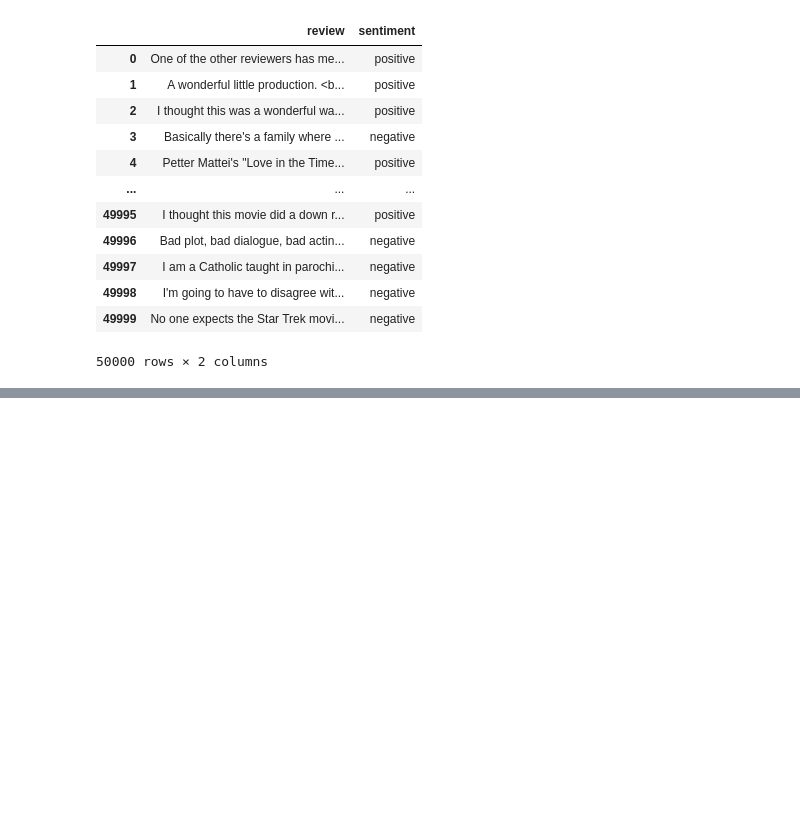
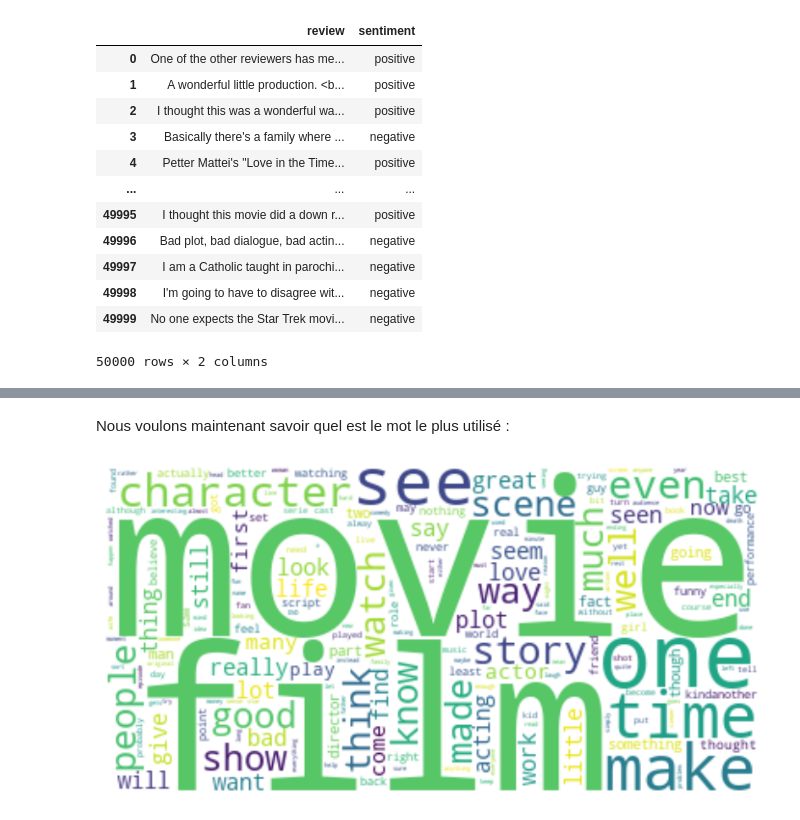
Before and after one commit to Payll/AI-S9, a Jupyter notebook: Tp1_2/TP1_2.ipynb, the cells around one changed output, grey strips where cells are left out. Drawn from its saved outputs; the diff is of its cells as text; code cells hidden in the pictures; blank space fills up the shorter version.

```diff
--- a/Tp1_2/TP1_2.ipynb
+++ b/Tp1_2/TP1_2.ipynb
@@ -67,20 +74,0 @@ data.head()
-# %%
-#WordCloud Visualizations
-#Method for creating wordclouds
-from PIL import Image
-import matplotlib.pyplot as plt
-from wordcloud import WordCloud, STOPWORDS
-
-def display_cloud(data,color):
-    plt.subplots(figsize=(10,10))
-    STOPWORDS.add('br')
-    wc = WordCloud(stopwords=STOPWORDS,
-                   background_color="white", contour_width=2, contour_color=color,
-                   max_words=2000, max_font_size=256,
-                   random_state=42)
-    wc.generate(' '.join(data))
-    plt.imshow(wc, interpolation="bilinear")
-    plt.axis('off')
-    plt.show()
-
-display_cloud(data['review'], 'red')
@@ -262,0 +94,41 @@ Epoch 10/10
+# %% [markdown]
+Nous voulons maintenant savoir quel est le mot le plus utilisé :
+# %%
+# Importation des librairies nécessaires (si elles ne sont pas déjà importées).
+# Par exemple, WordCloud, matplotlib.pyplot, et STOPWORDS.
+
+# Définition d'une fonction pour afficher un nuage de mots.
+def display_cloud(data, color):
+    # Crée une nouvelle figure matplotlib avec une taille spécifiée.
+    plt.subplots(figsize=(10,10))
+
+    # Ajoute un mot spécifique ('br' dans ce cas) à l'ensemble des mots à ignorer.
+    STOPWORDS.add('br')
+
+    # Création d'une instance de WordCloud.
+    # - Les mots à ignorer sont définis par STOPWORDS.
+    # - 'background_color' définit la couleur de fond du nuage de mots.
+    # - 'contour_width' et 'contour_color' définissent le contour du nuage.
+    # - 'max_words' est le nombre maximum de mots à afficher.
+    # - 'max_font_size' est la taille maximale de la police pour les mots.
+    # - 'random_state' assure la reproductibilité de la disposition des mots.
+    wc = WordCloud(stopwords=STOPWORDS, background_color="white",
+                   contour_width=2, contour_color=color,
+                   max_words=2000, max_font_size=256, random_state=42)
+
+    # Génère le nuage de mots à partir des données textuelles fournies.
+    wc.generate(' '.join(data))
+
+    # Affiche le nuage de mots.
+    plt.imshow(wc, interpolation="bilinear")
+
+    # Désactive les axes pour une meilleure visualisation.
+    plt.axis('off')
+
+    # Affiche la figure.
+    plt.show()
+
+# Appel de la fonction avec un jeu de données 'data['review']' et une couleur de contour 'red'.
+display_cloud(data['review'], 'red')
+# %% [output]
+[figure, added]
```
Also changed, not shown: parts of 74 cells of this notebook, 4 other files.
